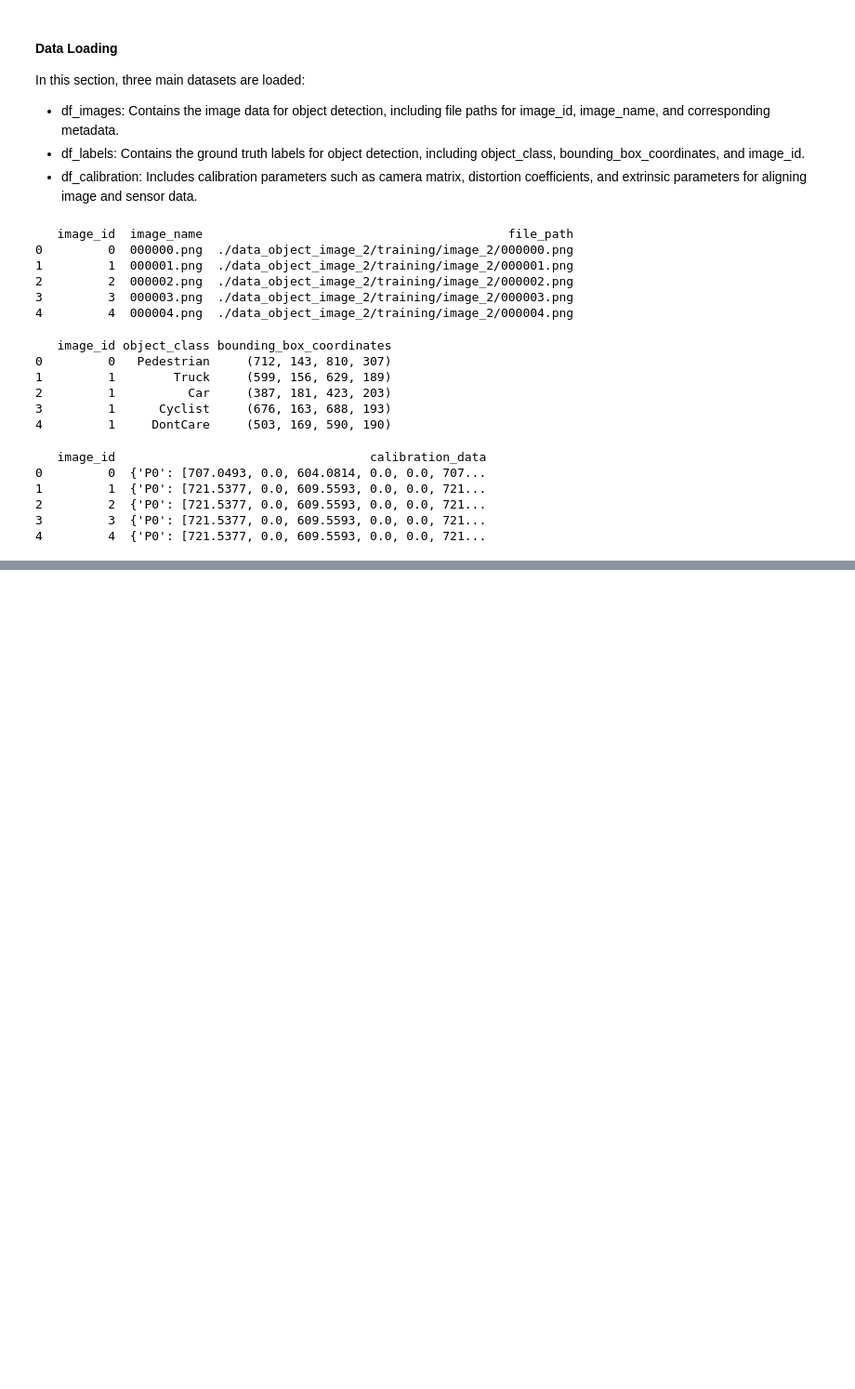
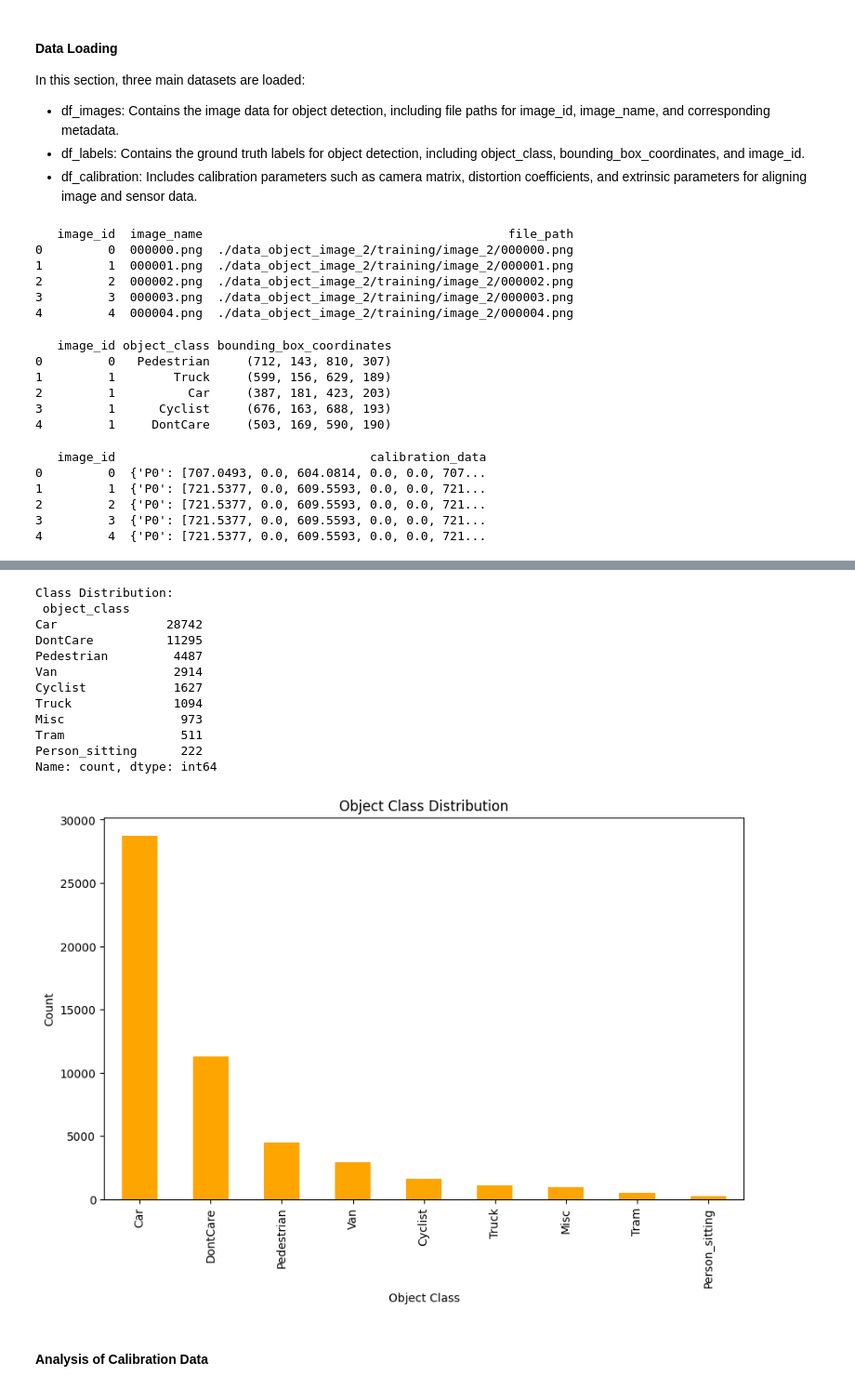
Before and after one commit to osvaldosun97/RobotShuttle, a Jupyter notebook: EDA-KITTI.ipynb, the cells around one changed output, grey strips where cells are left out. Shown at 93% size. Cells and saved outputs as stored; diff of their text form; code cells hidden in the pictures; blank space fills up the shorter version.

```diff
--- a/EDA-KITTI.ipynb
+++ b/EDA-KITTI.ipynb
@@ -128,0 +252,28 @@ print(df_calibration.head())
+# %%
+# Get the count of each object class in the labels DataFrame
+class_distribution = df_labels['object_class'].value_counts()
+print("Class Distribution:\n", class_distribution)
+
+# Plot the class distribution
+plt.figure(figsize=(10, 6))
+class_distribution.plot(kind='bar', color='orange')
+plt.title('Object Class Distribution')
+plt.xlabel('Object Class')
+plt.ylabel('Count')
+plt.show()
+# %% [output]
+Class Distribution:
+ object_class
+Car               28742
+DontCare          11295
+Pedestrian         4487
+Van                2914
+Cyclist            1627
+Truck              1094
+Misc                973
+Tram                511
+Person_sitting      222
+Name: count, dtype: int64
+[figure, added]
+# %% [markdown]
+#### Analysis of Calibration Data
```
Also changed, not shown: parts of 33 cells of this notebook.
